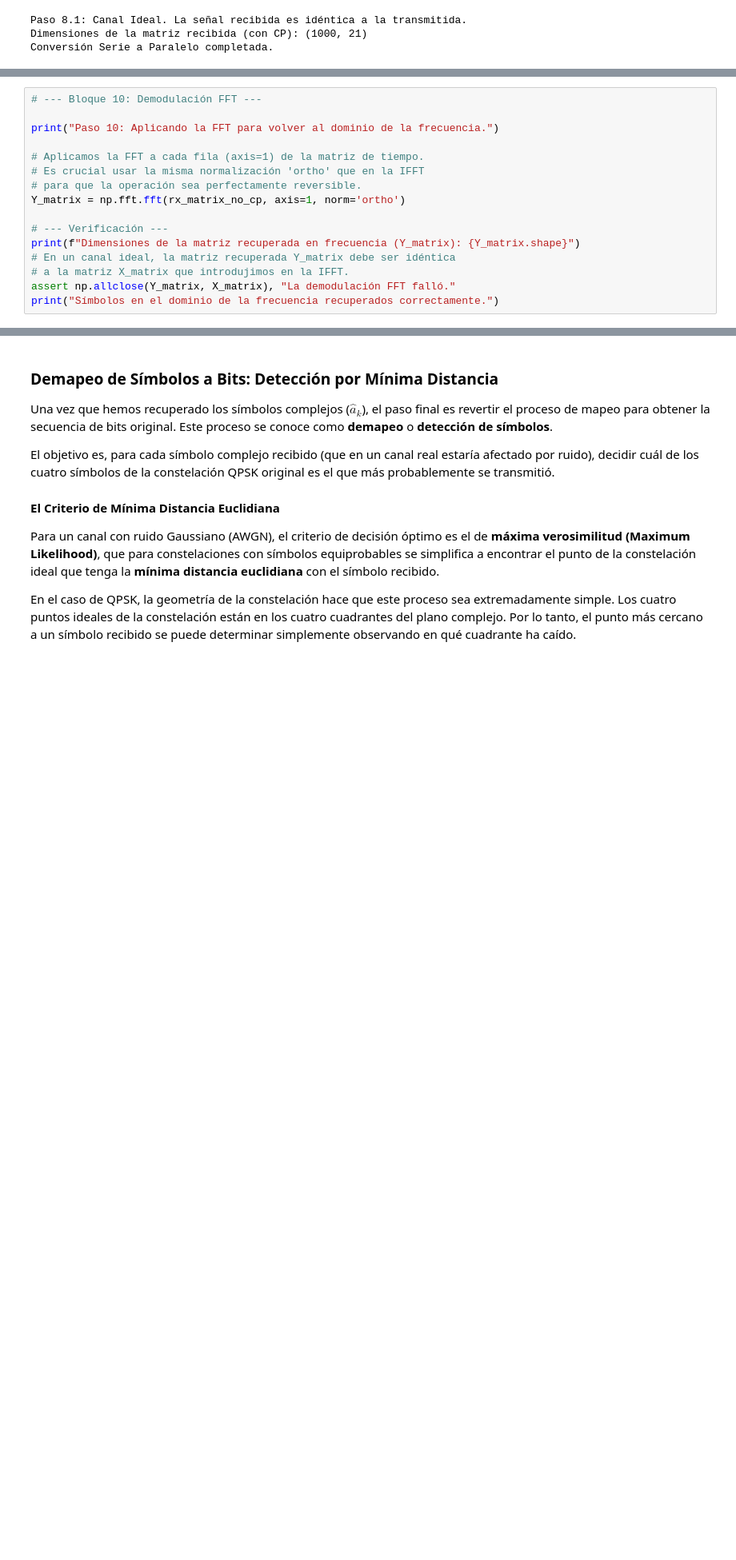
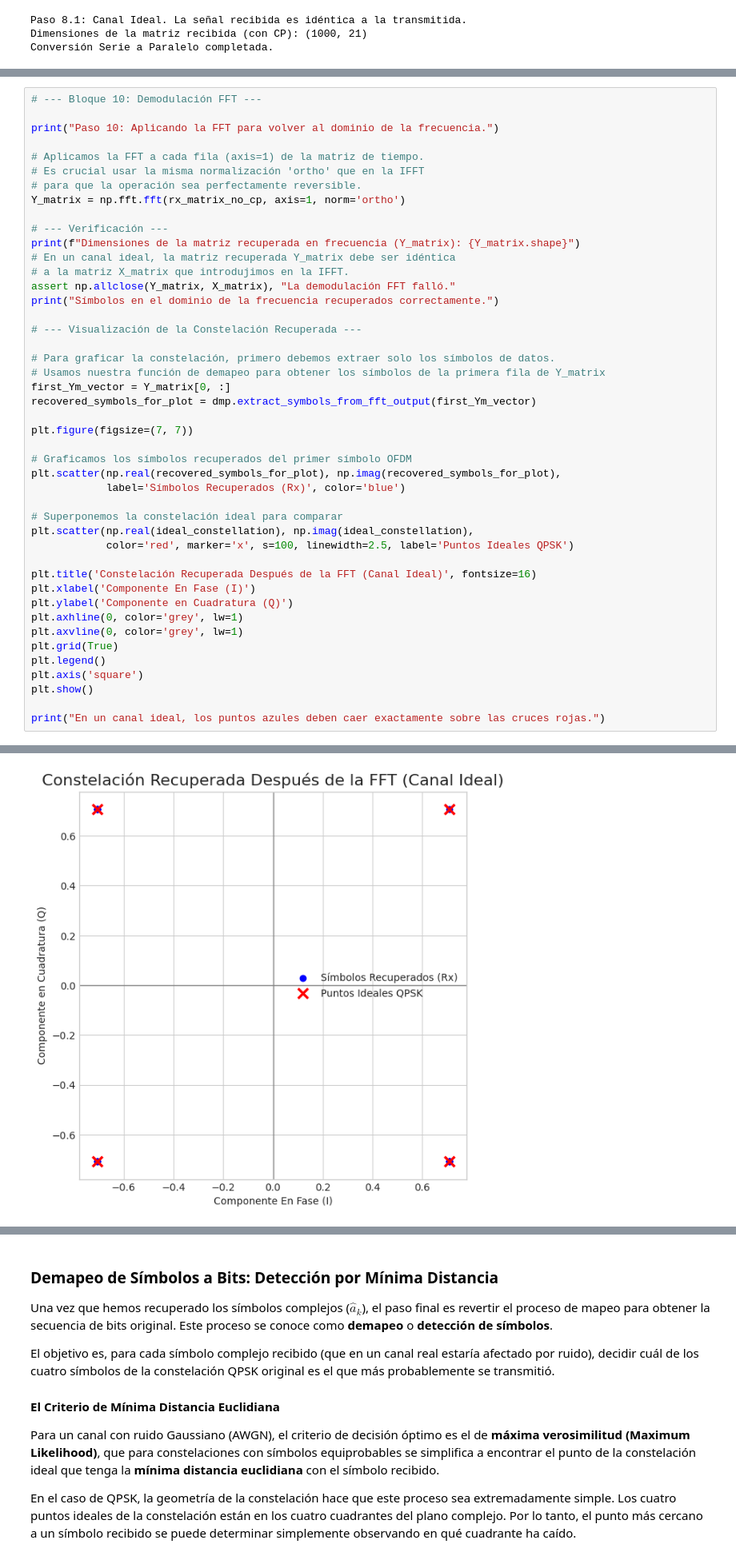
Before and after one commit to AguTrachta/comDigitales, a Jupyter notebook: notebooks/transmisor_receptor_ofdm.ipynb, the cells around one changed output, grey strips where cells are left out. Shown at 80% size. Saved outputs shown, nothing was run; the diff lists cells and outputs as text; blank space fills up the shorter version.

Commit message:
chore: graficas al receptor para hacerlo mas comprensible

```diff
--- a/notebooks/transmisor_receptor_ofdm.ipynb
+++ b/notebooks/transmisor_receptor_ofdm.ipynb
@@ -1341,20 +1382,50 @@ Prefijo Cíclico eliminado correctamente.
 # %%
 # --- Bloque 10: Demodulación FFT ---
 
 print("Paso 10: Aplicando la FFT para volver al dominio de la frecuencia.")
 
 # Aplicamos la FFT a cada fila (axis=1) de la matriz de tiempo.
 # Es crucial usar la misma normalización 'ortho' que en la IFFT
 # para que la operación sea perfectamente reversible.
 Y_matrix = np.fft.fft(rx_matrix_no_cp, axis=1, norm='ortho')
 
 # --- Verificación ---
 print(f"Dimensiones de la matriz recuperada en frecuencia (Y_matrix): {Y_matrix.shape}")
 # En un canal ideal, la matriz recuperada Y_matrix debe ser idéntica
 # a la matriz X_matrix que introdujimos en la IFFT.
 assert np.allclose(Y_matrix, X_matrix), "La demodulación FFT falló."
 print("Símbolos en el dominio de la frecuencia recuperados correctamente.")
+
+# --- Visualización de la Constelación Recuperada ---
+
+# Para graficar la constelación, primero debemos extraer solo los símbolos de datos.
+# Usamos nuestra función de demapeo para obtener los símbolos de la primera fila de Y_matrix
+first_Ym_vector = Y_matrix[0, :]
+recovered_symbols_for_plot = dmp.extract_symbols_from_fft_output(first_Ym_vector)
+
+plt.figure(figsize=(7, 7))
+
+# Graficamos los símbolos recuperados del primer símbolo OFDM
+plt.scatter(np.real(recovered_symbols_for_plot), np.imag(recovered_symbols_for_plot),
+            label='Símbolos Recuperados (Rx)', color='blue')
+
+# Superponemos la constelación ideal para comparar
+plt.scatter(np.real(ideal_constellation), np.imag(ideal_constellation),
+            color='red', marker='x', s=100, linewidth=2.5, label='Puntos Ideales QPSK')
+
+plt.title('Constelación Recuperada Después de la FFT (Canal Ideal)', fontsize=16)
+plt.xlabel('Componente En Fase (I)')
+plt.ylabel('Componente en Cuadratura (Q)')
+plt.axhline(0, color='grey', lw=1)
+plt.axvline(0, color='grey', lw=1)
+plt.grid(True)
+plt.legend()
+plt.axis('square')
+plt.show()
+
+print("En un canal ideal, los puntos azules deben caer exactamente sobre las cruces rojas.")
 # %% [output]
 Paso 10: Aplicando la FFT para volver al dominio de la frecuencia.
 Dimensiones de la matriz recuperada en frecuencia (Y_matrix): (1000, 16)
 Símbolos en el dominio de la frecuencia recuperados correctamente.
+[figure, added]
```
Also changed, not shown: parts of 10 cells of this notebook.
